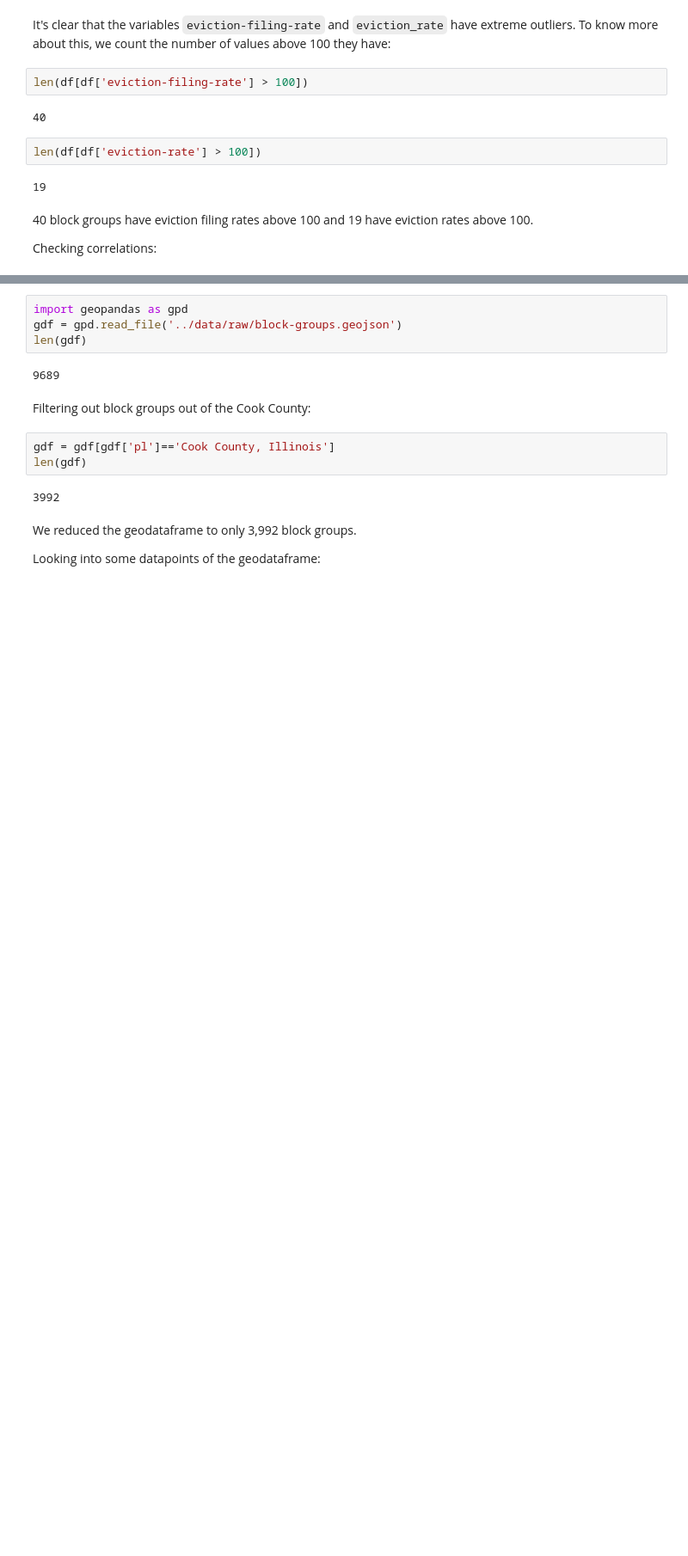
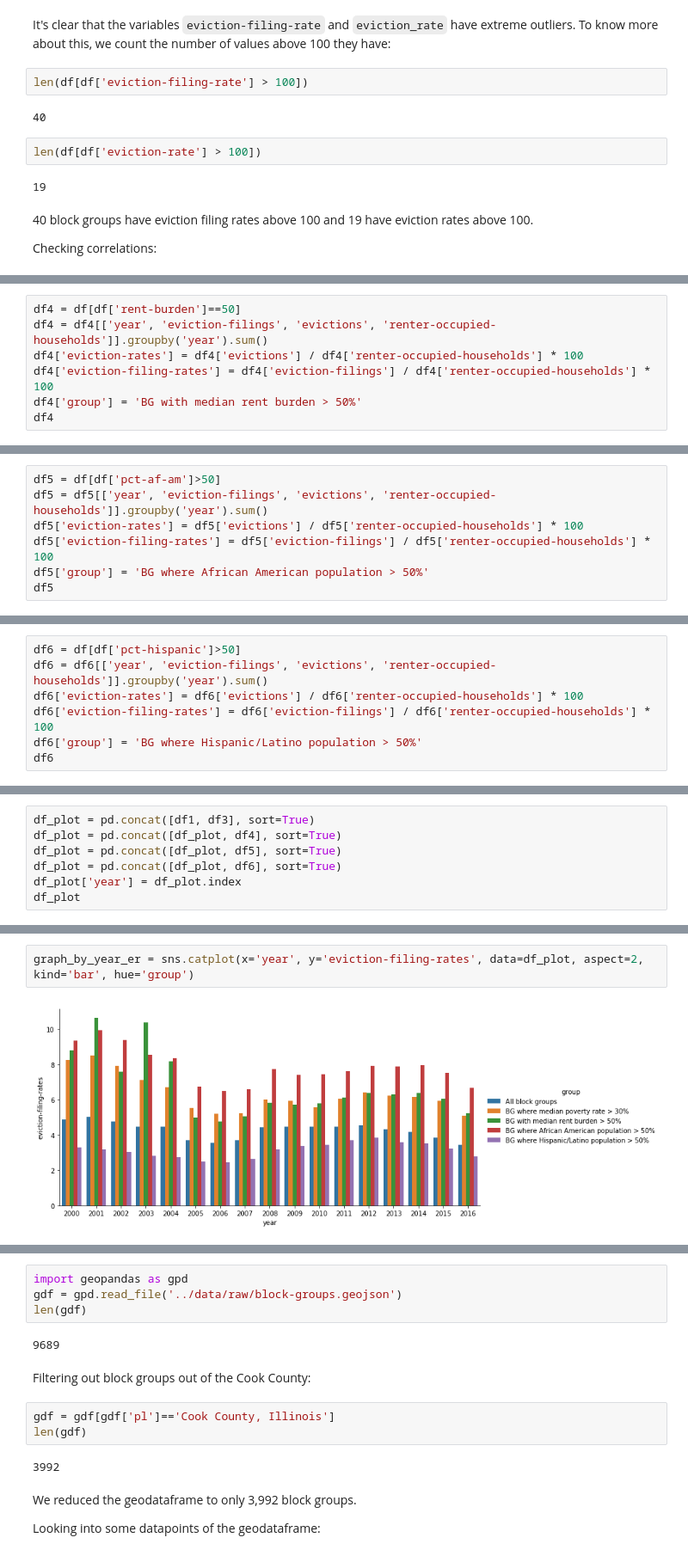
Before and after one commit to luisesanmartin/ml-eviction-chicago, a Jupyter notebook: notebooks/Data exploration - block groups.ipynb, the cells around one changed output, grey strips where cells are left out. Shown at 86% size. Saved outputs shown, nothing was run; the diff lists cells and outputs as text; blank space fills up the shorter version.

```diff
--- a/notebooks/Data exploration - block groups.ipynb
+++ b/notebooks/Data exploration - block groups.ipynb
@@ -217,0 +303,7 @@ Reding the dataframe in geopandas:
+# %%
+df4 = df[df['rent-burden']==50]
+df4 = df4[['year', 'eviction-filings', 'evictions', 'renter-occupied-households']].groupby('year').sum()
+df4['eviction-rates'] = df4['evictions'] / df4['renter-occupied-households'] * 100
+df4['eviction-filing-rates'] = df4['eviction-filings'] / df4['renter-occupied-households'] * 100
+df4['group'] = 'BG with median rent burden > 50%'
+df4
@@ -217,0 +330,7 @@ Reding the dataframe in geopandas:
+# %%
+df5 = df[df['pct-af-am']>50]
+df5 = df5[['year', 'eviction-filings', 'evictions', 'renter-occupied-households']].groupby('year').sum()
+df5['eviction-rates'] = df5['evictions'] / df5['renter-occupied-households'] * 100
+df5['eviction-filing-rates'] = df5['eviction-filings'] / df5['renter-occupied-households'] * 100
+df5['group'] = 'BG where African American population > 50%'
+df5
@@ -217,0 +357,7 @@ Reding the dataframe in geopandas:
+# %%
+df6 = df[df['pct-hispanic']>50]
+df6 = df6[['year', 'eviction-filings', 'evictions', 'renter-occupied-households']].groupby('year').sum()
+df6['eviction-rates'] = df6['evictions'] / df6['renter-occupied-households'] * 100
+df6['eviction-filing-rates'] = df6['eviction-filings'] / df6['renter-occupied-households'] * 100
+df6['group'] = 'BG where Hispanic/Latino population > 50%'
+df6
@@ -217,0 +386,7 @@ Reding the dataframe in geopandas:
+# %%
+df_plot = pd.concat([df1, df3], sort=True)
+df_plot = pd.concat([df_plot, df4], sort=True)
+df_plot = pd.concat([df_plot, df5], sort=True)
+df_plot = pd.concat([df_plot, df6], sort=True)
+df_plot['year'] = df_plot.index
+df_plot
@@ -217,0 +413,4 @@ Reding the dataframe in geopandas:
+# %%
+graph_by_year_er = sns.catplot(x='year', y='eviction-filing-rates', data=df_plot, aspect=2, kind='bar', hue='group')
+# %% [output]
+[figure, added]
```
Also changed, not shown: parts of 16 cells of this notebook.
